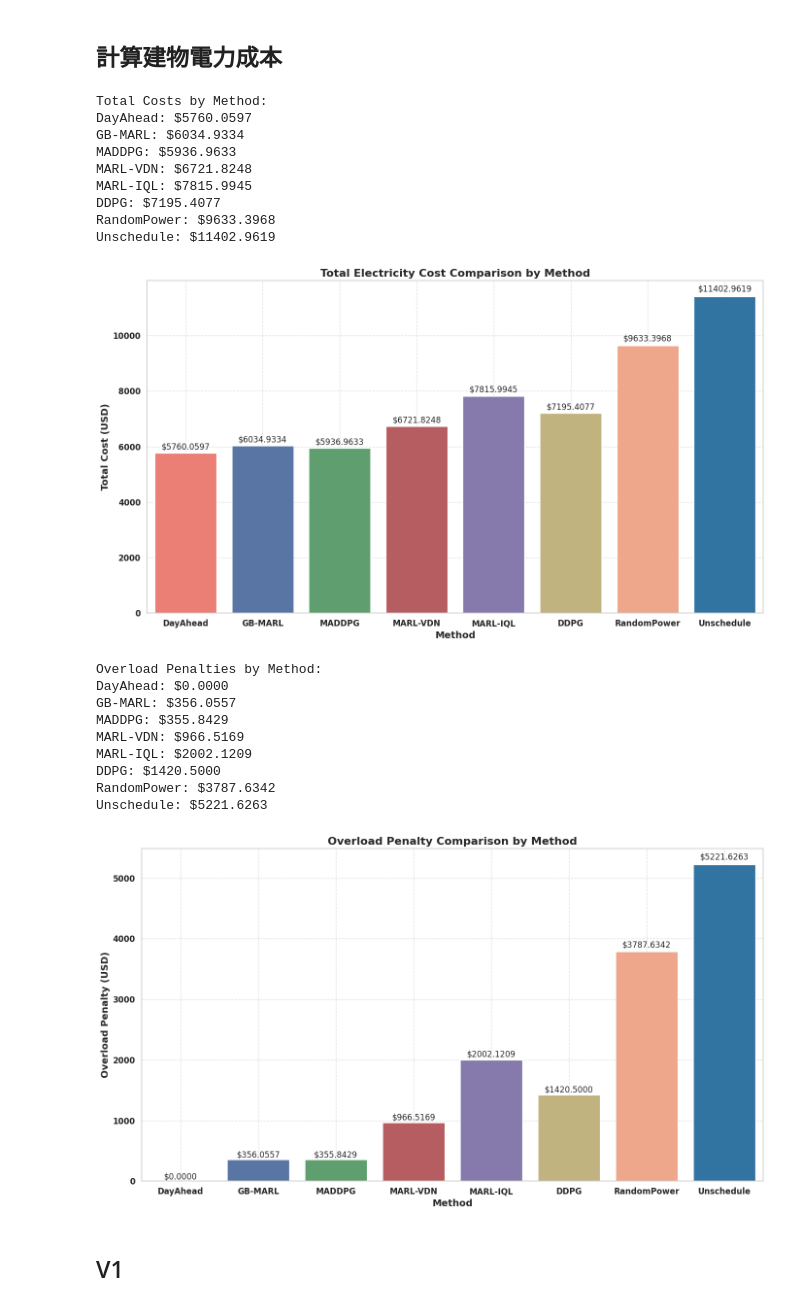
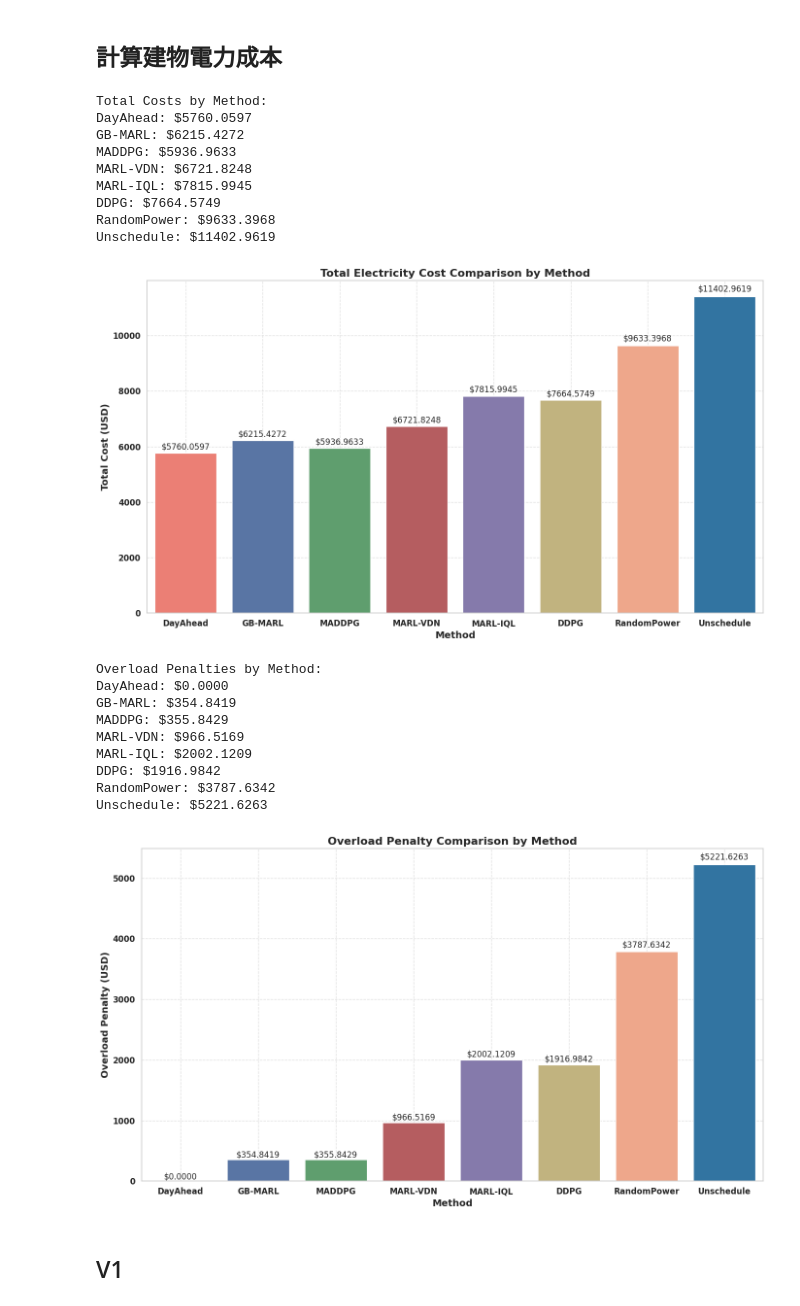
Before and after one commit to carlwang49/MY_WORK, a Jupyter notebook: Evaluation-old.ipynb, the cells around one changed output. Saved outputs shown, nothing was run; the diff lists cells and outputs as text; code cells hidden in the pictures.

```diff
--- a/Evaluation-old.ipynb
+++ b/Evaluation-old.ipynb
@@ -197,11 +197,11 @@ charging_file = '/charging_records.csv'
 
 
 DayAhead_dir = './Result/DayAhead_09-01_09-30_num20_sim_v1/3'
-GB_MARL_dir = './Result/GB-MARL-v2.1_alpha0.5_beta0.1_num10_s1/45'
+GB_MARL_dir = './Result/GB-MARL-v2_alpha0.5_beta0.1_num10_s0/10'
 MADDPG_dir = './Results/MADDPG_07-01_09-01_10_sim_v1/7'
 VDN_dir = './Result/VDN-MARL_alpha0.5_beta0.1_num20_sim_v1/1'
 IQL_dir = './Result/IQL-MARL_07-01_09-01_20_sim_v1/1'
-DDPG_dir = './Results/DDPG/DDPG_alpha0.5_beta0.5_20_sim_v1/1'
+DDPG_dir = './Result/DDPG_alpha0.5_beta0.1_20_sim_v1/1'
 Random_dir = './Result/RandomPower_09-01_09-30_20_sim_v1/1'
 Unschedule_dir = './Result/Unschedule_09-01_09-30_20_sim_v1/1'
 
@@ -301,39 +301,39 @@ plt.show()
 
 # ax.set_xlabel('Method', fontsize=14, fontweight='bold')
 # ax.set_ylabel('Current Tariff (USD)', fontsize=14, fontweight='bold')
 # ax.set_title('Current Tariff Comparison by Method', fontsize=16, fontweight='bold')
 # ax.grid(True, linestyle='--', alpha=0.6)
 
 # for bar, yval in zip(bars.patches, current_tariffs):
 #     height = bar.get_height()
 #     ax.text(bar.get_x() + bar.get_width()/2, height + 0.01 * height, f'${height:.2f}', ha='center', va='bottom', fontsize=12)
 
 # plt.xticks(fontsize=12, fontweight='bold')
 # plt.yticks(fontsize=12, fontweight='bold')
 # plt.tight_layout()
 
 # plt.show()
 # %% [output]
 Total Costs by Method:
 DayAhead: $5760.0597
-GB-MARL: $6034.9334
+GB-MARL: $6215.4272
 MADDPG: $5936.9633
 MARL-VDN: $6721.8248
 MARL-IQL: $7815.9945
-DDPG: $7195.4077
+DDPG: $7664.5749
 RandomPower: $9633.3968
 Unschedule: $11402.9619
-[figure, old version]
+[figure, new version]
 Overload Penalties by Method:
 DayAhead: $0.0000
-GB-MARL: $356.0557
+GB-MARL: $354.8419
 MADDPG: $355.8429
 MARL-VDN: $966.5169
 MARL-IQL: $2002.1209
-DDPG: $1420.5000
+DDPG: $1916.9842
 RandomPower: $3787.6342
 Unschedule: $5221.6263
-[figure, old version]
+[figure, new version]
 # %% [markdown]
 ## V1
 # %%
```
Also changed, not shown: parts of 7 cells of this notebook, 1 other file.
